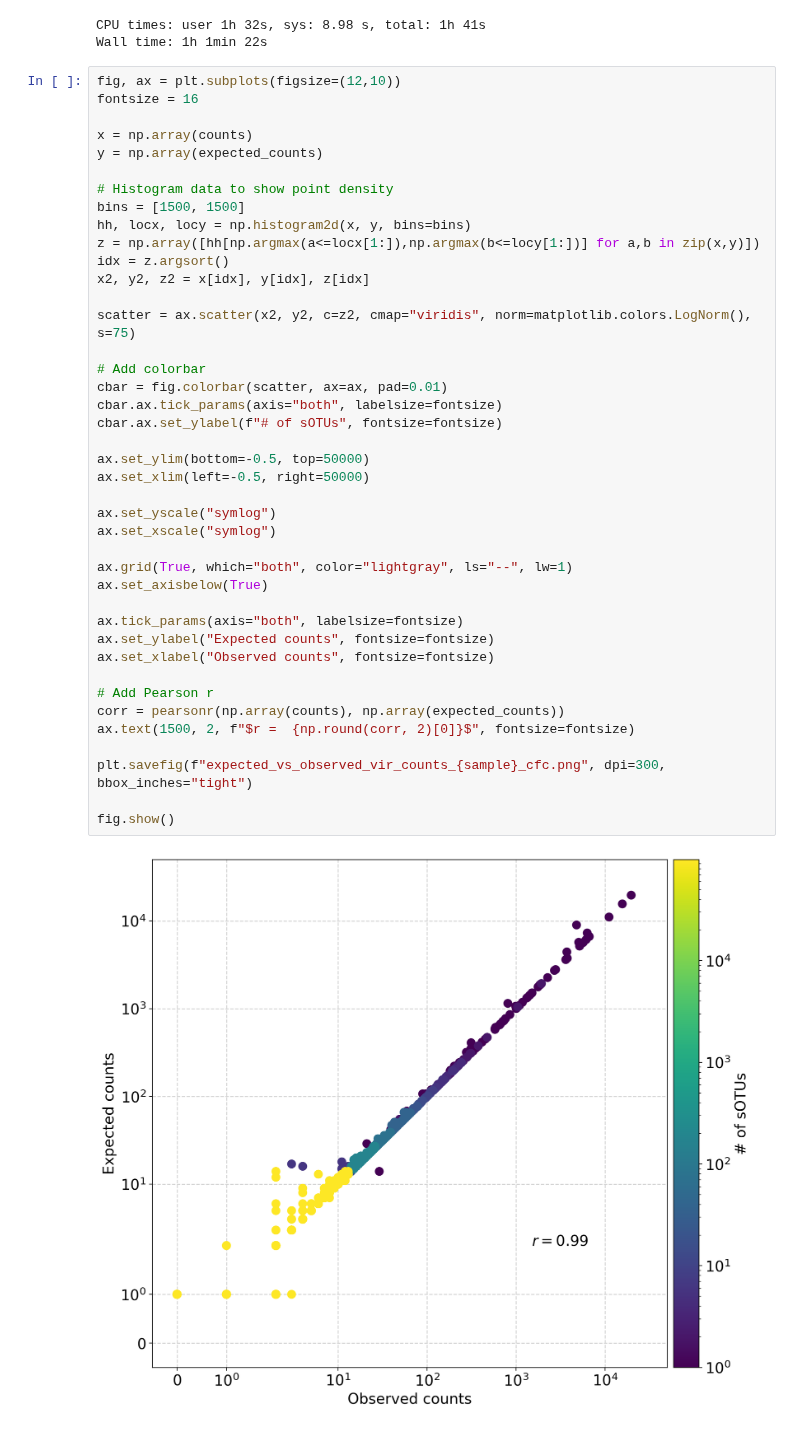
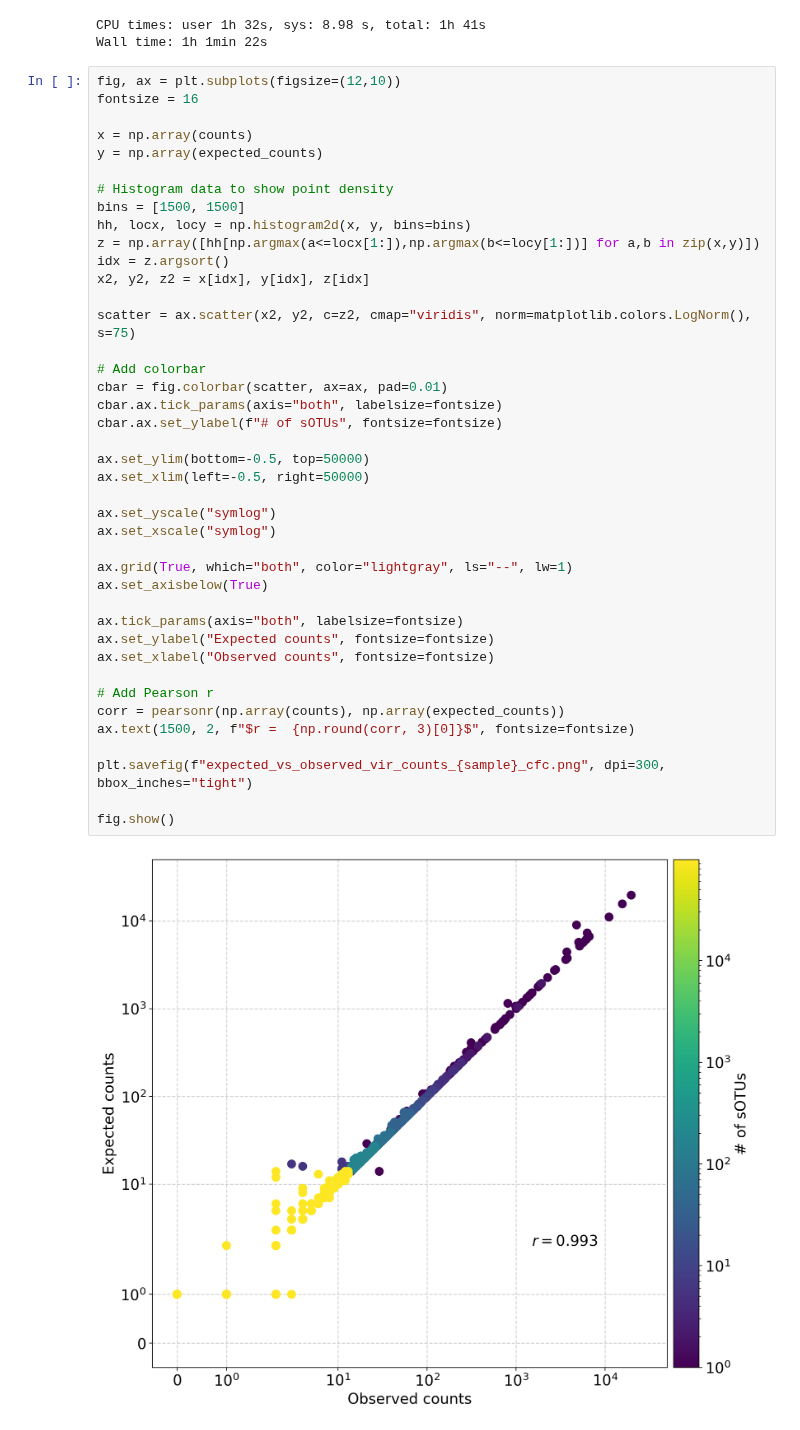
Before and after one commit to pachterlab/LSCHWCP_2023, a Jupyter notebook: Notebooks/Supp_Fig_10/Supp_Fig_10abc/test_cfc_code_palmdb2palmdb.ipynb, the cells around one changed output. Cells and saved outputs as stored; diff of their text form.

```diff
--- a/Notebooks/Supp_Fig_10/Supp_Fig_10abc/test_cfc_code_palmdb2palmdb.ipynb
+++ b/Notebooks/Supp_Fig_10/Supp_Fig_10abc/test_cfc_code_palmdb2palmdb.ipynb
@@ -242,32 +242,32 @@ z = np.array([hh[np.argmax(a<=locx[1:]),np.argmax(b<=locy[1:])] for a,b in zip(x
 idx = z.argsort()
 x2, y2, z2 = x[idx], y[idx], z[idx]
 
 scatter = ax.scatter(x2, y2, c=z2, cmap="viridis", norm=matplotlib.colors.LogNorm(), s=75)
 
 # Add colorbar
 cbar = fig.colorbar(scatter, ax=ax, pad=0.01)
 cbar.ax.tick_params(axis="both", labelsize=fontsize)
 cbar.ax.set_ylabel(f"# of sOTUs", fontsize=fontsize)
 
 ax.set_ylim(bottom=-0.5, top=50000)
 ax.set_xlim(left=-0.5, right=50000)
 
 ax.set_yscale("symlog")
 ax.set_xscale("symlog")
 
 ax.grid(True, which="both", color="lightgray", ls="--", lw=1)
 ax.set_axisbelow(True)
 
 ax.tick_params(axis="both", labelsize=fontsize)
 ax.set_ylabel("Expected counts", fontsize=fontsize)
 ax.set_xlabel("Observed counts", fontsize=fontsize)
 
 # Add Pearson r
 corr = pearsonr(np.array(counts), np.array(expected_counts))
-ax.text(1500, 2, f"$r =  {np.round(corr, 2)[0]}$", fontsize=fontsize)
+ax.text(1500, 2, f"$r =  {np.round(corr, 3)[0]}$", fontsize=fontsize)
 
 plt.savefig(f"expected_vs_observed_vir_counts_{sample}_cfc.png", dpi=300, bbox_inches="tight")
 
 fig.show()
 # %% [output]
-[figure, old version]
+[figure, new version]
```
